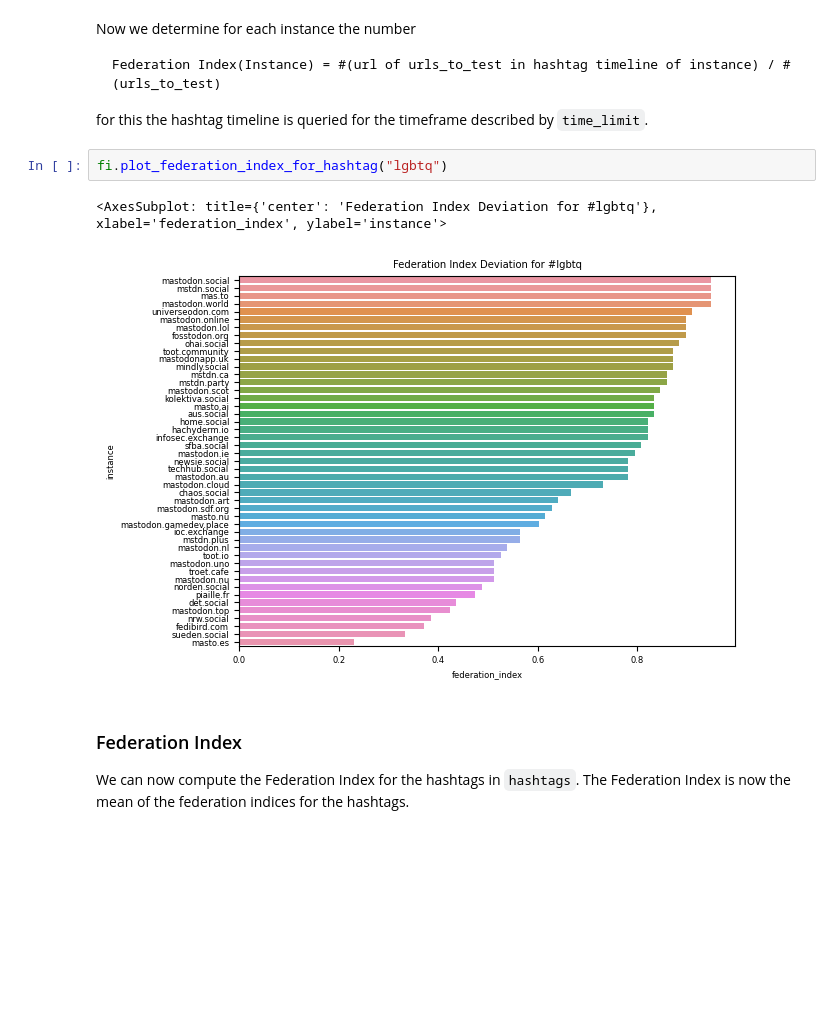
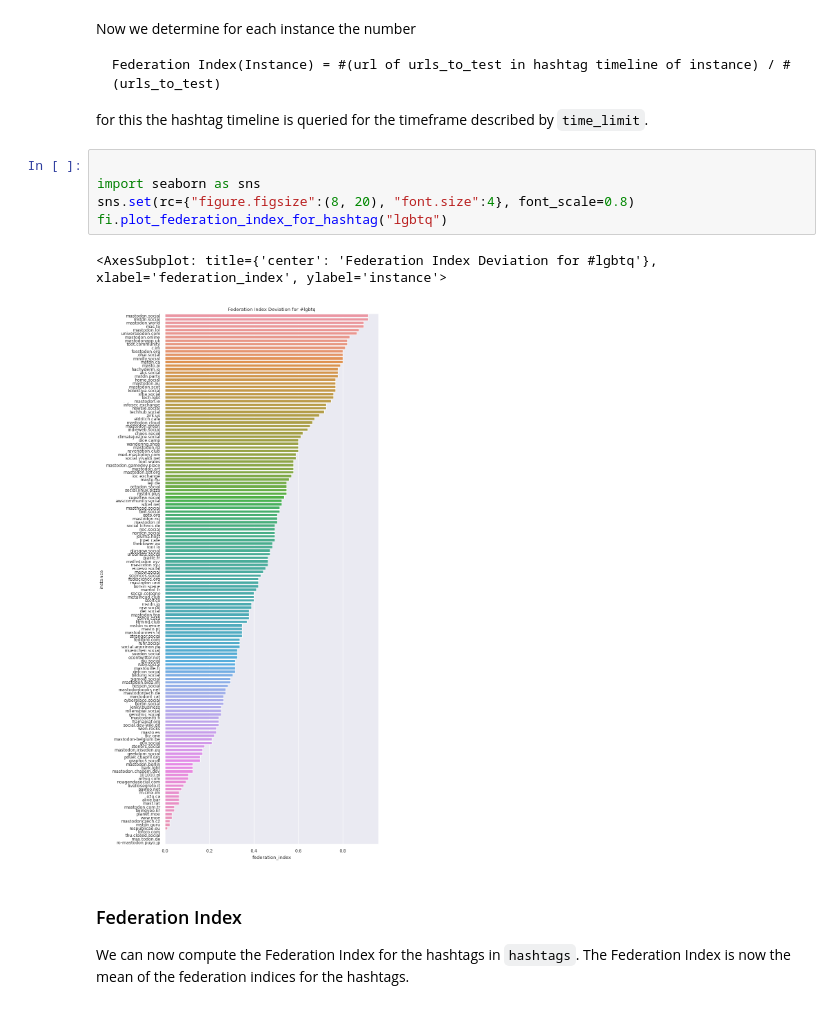
Before and after one commit to HelgeKrueger/mastodon_recommender, a Jupyter notebook: fediverse_selection.ipynb, the cells around one changed output. Saved outputs shown, nothing was run; the diff lists cells and outputs as text; blank space fills up the shorter version.

````diff
--- a/fediverse_selection.ipynb
+++ b/fediverse_selection.ipynb
@@ -58,11 +74,14 @@ Now we determine for each instance the number
 Federation Index(Instance) = #(url of urls_to_test in hashtag timeline of instance) / #(urls_to_test)
 ```
 for this the hashtag timeline is queried for the timeframe described by `time_limit`.
-# %%
-fi.plot_federation_index_for_hashtag("lgbtq")
-# %% [output]
-<AxesSubplot: title={'center': 'Federation Index Deviation for #lgbtq'}, xlabel='federation_index', ylabel='instance'>
-[figure, removed]
+# %%
+
+import seaborn as sns
+sns.set(rc={"figure.figsize":(8, 20), "font.size":4}, font_scale=0.8)
+fi.plot_federation_index_for_hashtag("lgbtq")
+# %% [output]
+<AxesSubplot: title={'center': 'Federation Index Deviation for #lgbtq'}, xlabel='federation_index', ylabel='instance'>
+[figure, added]
 # %% [markdown]
 ### Federation Index
 
````
Also changed, not shown: parts of 13 cells of this notebook, 4 other files.
